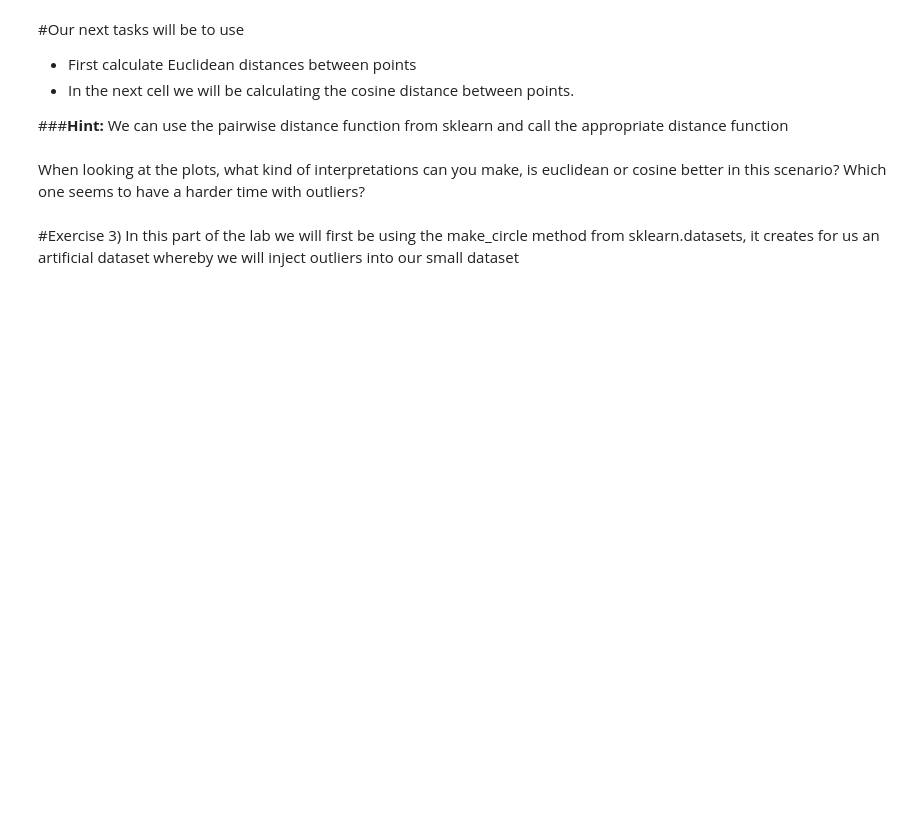
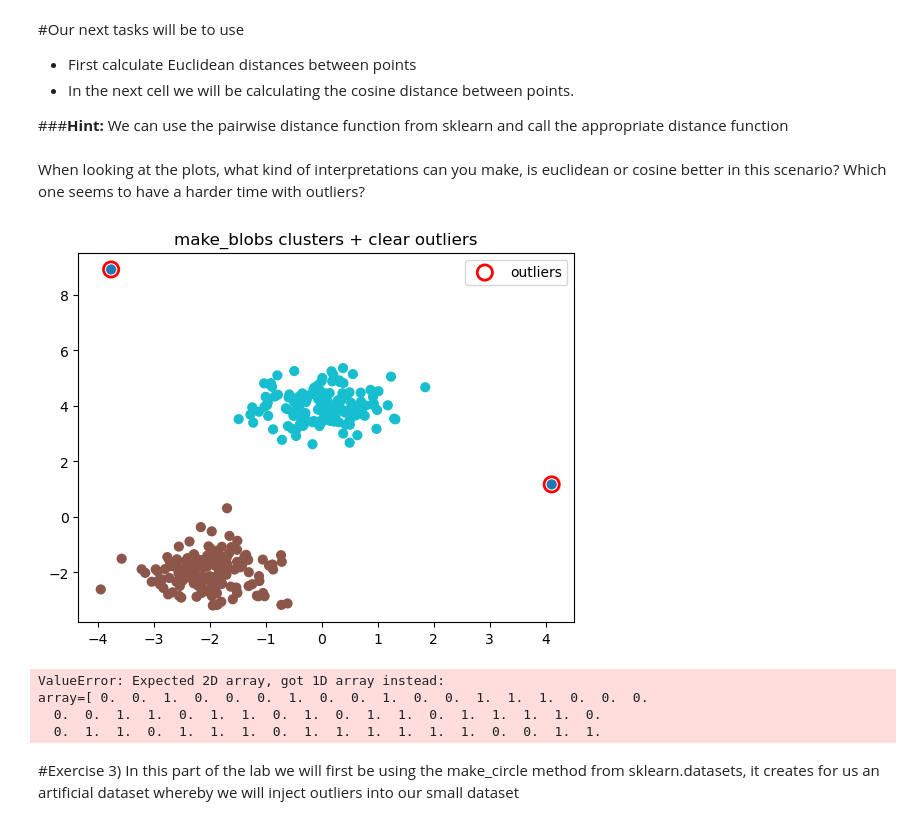
Before and after one commit to CS506-Boston-University/lab2-irisRen04, a Jupyter notebook: Lab_2.ipynb, the cells around one changed output. Drawn from its saved outputs; the diff is of its cells as text; code cells hidden in the pictures; blank space fills up the shorter version.

```diff
--- a/Lab_2.ipynb
+++ b/Lab_2.ipynb
@@ -106,35 +107,38 @@ X, y = make_blobs(n_samples=300,
 # --- 2) Inject outliers ---
 n_outliers = 2
 rng = np.random.RandomState(42)
 
 # choose a wide box far outside clusters
 X_outliers = rng.uniform(low=-12, high=10, size=(n_outliers, 2))
 
 
 # combine
 X_full = np.vstack([X, X_outliers])
 y_full = np.hstack([y, [-1]*n_outliers])  # mark outliers as -1
 
 # TO-DO
 # --- Compute pairwise Euclidean distances ---
-D =
+D = pairwise_distances(X_full, metric='euclidean')
 
 # Distance profile: average distance to all other points
 mean_dist = D.mean(axis=1)
 
 # Identify potential outliers (top-2 by average distance)
 outlier_indices = np.argsort(mean_dist)[-2:][::-1]
 
 # --- 3) Plot ---
 plt.scatter(X_full[:, 0], X_full[:, 1], c=y_full, cmap="tab10", s=40)
 plt.scatter(X_full[outlier_indices,0], X_full[outlier_indices,1],
             facecolors="none", edgecolors="red",
             s=120, linewidths=2, label="outliers")
 
 plt.legend()
 plt.title("make_blobs clusters + clear outliers")
 plt.show()
+# %% [output]
+[figure, added]
 # %%
+from sklearn.metrics.pairwise import cosine_distances
 # --- 1) Make clustered data ---
 X, y = make_blobs(n_samples=300,
                   centers=[(-2, -2), (0, 4)],
@@ -155,15 +159,15 @@ y_full = np.hstack([y, [-1]*n_outliers])  # mark outliers as -1
 
 # TO-DO
 # --- Compute pairwise Cosine distances ---
-D =
+D =  pairwise_distances(X_full, metric='cosine')
 
 # TO-DO
 # Distance profile: average distance to all other points
-mean_dist = D.
+mean_dist = D.mean(axis=1)
 
 # TO-DO
 # Identify potential outliers (top-2 by average distance)
-outlier_indices =
+outlier_indices = np.argsort(mean_dist)[-2:][::-1]
 
 # --- 3) Plot ---
 plt.scatter(X_full[:, 0], X_full[:, 1], c=y_full, cmap="tab10", s=40)
@@ -176,6 +180,11 @@ plt.scatter(X_full[outlier_indices,0], X_full[outlier_indices,1],
 plt.legend()
 plt.title("make_blobs clusters + clear outliers")
 plt.show()
+# %% [output]
+ValueError: Expected 2D array, got 1D array instead:
+array=[ 0.  0.  1.  0.  0.  0.  1.  0.  0.  1.  0.  0.  1.  1.  1.  0.  0.  0.
+  0.  0.  1.  1.  0.  1.  1.  0.  1.  0.  1.  1.  0.  1.  1.  1.  1.  0.
+  0.  1.  1.  0.  1.  1.  1.  0.  1.  1.  1.  1.  1.  1.  0.  0.  1.  1.
 # %% [markdown]
 #Exercise 3) In this part of the lab we will first be using the make_circle method from sklearn.datasets, it creates for us an artificial dataset whereby we will inject outliers into our small dataset
 # %%
```
Also changed, not shown: parts of 2 cells of this notebook.
